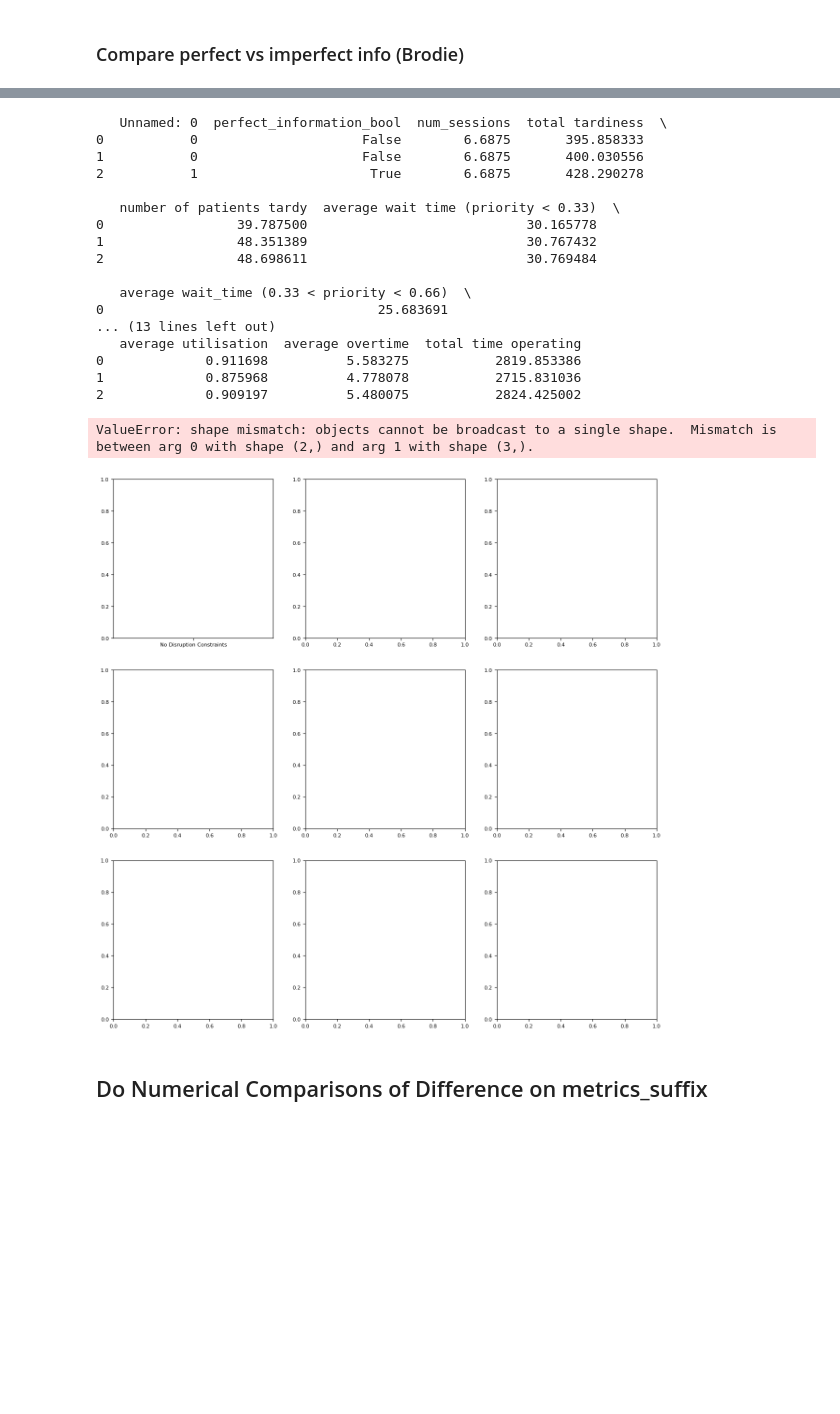
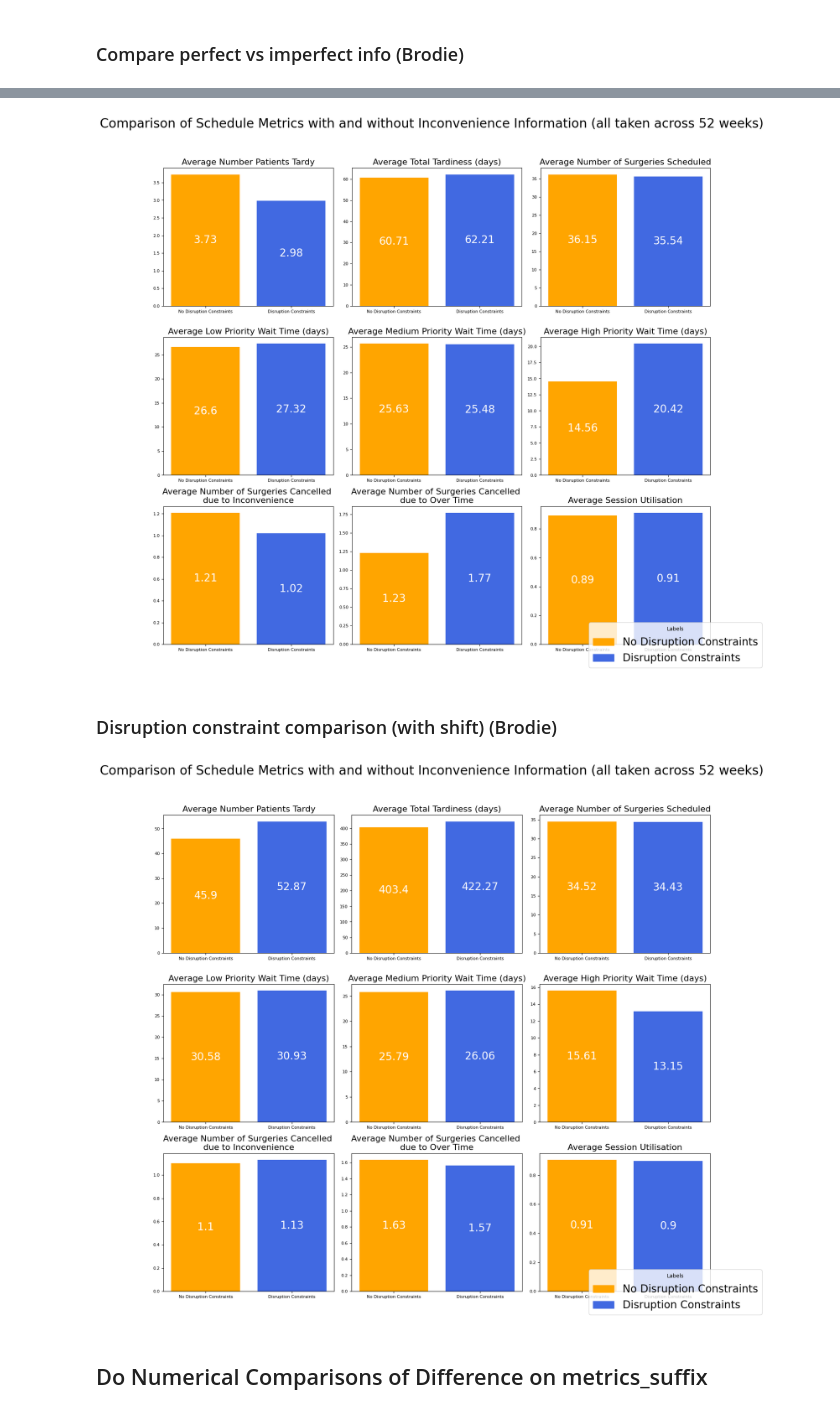
Before and after one commit to brodie11/surgery_scheduling, a Jupyter notebook: brodie_perrie_code/src/scripts/brodie_plotting.ipynb, the cells around one changed output, grey strips where cells are left out. Drawn from its saved outputs; the diff is of its cells as text; code cells hidden in the pictures; blank space fills up the shorter version.

```diff
--- a/brodie_perrie_code/src/scripts/brodie_plotting.ipynb
+++ b/brodie_perrie_code/src/scripts/brodie_plotting.ipynb
@@ -14,7 +14,7 @@ plt.style.use('presentation.mplstyle')
 # %% [markdown]
 ## Compare two things from average_values_suffix.csv
 # %%
-def plot_average_values_comparison(avg_values, color_map, labels, categories, title):
+def plot_average_values_comparison(avg_values, color_map, labels, categories, title, label_size=20):
 
     title_map = {
         'average wait time (priority < 0.33)': 'Average Low Priority Wait Time (days)',
@@ -49,7 +49,7 @@ def plot_average_values_comparison(avg_values, color_map, labels, categories, ti
         # Add labels
         for bar in bars:
             yval = round(bar.get_height(), 2)
-            axes[i].text(bar.get_x() + bar.get_width() / 2, yval / 2, f'{yval}', ha='center', va='center', color='white', fontsize=20)
+            axes[i].text(bar.get_x() + bar.get_width() / 2, yval / 2, f'{yval}', ha='center', va='center', color='white', fontsize=label_size)
 
     for i in range(num_categories, len(axes)):
         fig.delaxes(axes[i])
@@ -59,7 +59,7 @@ def plot_average_values_comparison(avg_values, color_map, labels, categories, ti
 
     # Add the legend to the figure
     fig.legend(handles=handles, loc='lower right', title='Labels', prop={'size': 20})
-    fig.suptitle(title, fontsize=24)
+    # fig.suptitle(title, fontsize=24)
 
     # Adjust layout
     plt.tight_layout(rect=[0, 0.03, 1, 0.95])
@@ -103,56 +137,65 @@ FileNotFoundError: [Errno 2] No such file or directory: 'C:\\Users\\Grant Dye\\D
+# %%
+csv_disruption_path = os.path.join(OUTPUT_DIR, "average_values_s_0_f_A_sd_0301_ed_0901_ipic_F_idce_T_mdp_14_mds_14_ipc_F_pv_50_ioc_F_dct_91_tl_20_og_05.csv")
+#read in disruption
+avg_values_disruption = pd.read_csv(csv_disruption_path)
+
+# Labels for the bars
+labels = ['No Disruption Constraints', 'Disruption Constraints']
+
+# Define colors for each label
+color_map = {
+    'Disruption Constraints': '#4169E1',
+    'No Disruption Constraints': '#FFA500',
+}
+
+categories = [
+        'number of patients tardy', 'total tardiness', 'total surgeries completed',
+        'average wait time (priority < 0.33)', 'average wait_time (0.33 < priority < 0.66)',
+        'average wait time 0.66 < priority', 'total cancelled inconvenient','total cancelled overtime',
+        'average utilisation',
+    ]
+
+# Get colors for each label
+colors = [color_map[label] for label in labels]
+
+plot_average_values_comparison(avg_values=avg_values_disruption, labels=labels, color_map=color_map, categories=categories, title=title)
+# %% [output]
+[figure, added]
+# %% [markdown]
+### Disruption constraint comparison (with shift) (Brodie)
 # %%
-csv_disruption_path = os.path.join(OUTPUT_DIR, "average_values_s_0_f_A_sd_2015-03-01_ed_2016-03-01_ipic_F_pi_F_idc_T_mdp_28_mds_28_ipc_F_pv_50_ioc_F_ao_30_dct_91_tl_20_og_05.csv")
+csv_disruption_path = os.path.join(OUTPUT_DIR, "average_values_s_0_f_A_sd_0301_ed_0301_ipic_F_idce_T_mdp_28_mds_28_ipc_F_pv_50_ioc_F_dct_91_tl_20_og_05.csv")
 #read in disruption
 avg_values_disruption = pd.read_csv(csv_disruption_path)
 
-csv_baseline_path = os.path.join(OUTPUT_DIR, "average_values_s_0_f_A_sd_2015-03-01_ed_2016-03-01_ipic_F_pi_F_idc_F_mdp_-1_mds_-1_ipc_F_pv_50_ioc_F_ao_30_dct_91_tl_20_og_05.csv")
+csv_baseline_path = os.path.join(OUTPUT_DIR, "average_values_s_0_f_A_sd_0301_ed_0301_ipic_F_idce_F_mdp_-1_mds_-1_ipc_F_pv_50_ioc_F_dct_91_tl_20_og_05.csv")
 #read in disruption
 baseline = pd.read_csv(csv_baseline_path)
 
 avg_values_disruption_comparison = pd.concat([avg_values_disruption, baseline], axis=0, ignore_index=True)
-
-print(avg_values_disruption_comparison)
 
 # Labels for the bars
 labels = ['No Disruption Constraints', 'Disruption Constraints']
 
 # Define colors for each label
 color_map = {
     'Disruption Constraints': '#4169E1',
     'No Disruption Constraints': '#FFA500',
 }
 
 categories = [
         'number of patients tardy', 'total tardiness', 'total surgeries completed',
         'average wait time (priority < 0.33)', 'average wait_time (0.33 < priority < 0.66)',
         'average wait time 0.66 < priority', 'total cancelled inconvenient','total cancelled overtime',
         'average utilisation',
     ]
 
 # Get colors for each label
 colors = [color_map[label] for label in labels]
 
 plot_average_values_comparison(avg_values=avg_values_disruption_comparison, labels=labels, color_map=color_map, categories=categories, title=title)
 # %% [output]
-   Unnamed: 0  perfect_information_bool  num_sessions  total tardiness  \
-0           0                     False        6.6875       395.858333
-1           0                     False        6.6875       400.030556
-2           1                      True        6.6875       428.290278
-
-   number of patients tardy  average wait time (priority < 0.33)  \
-0                 39.787500                            30.165778
-1                 48.351389                            30.767432
-2                 48.698611                            30.769484
-
-   average wait_time (0.33 < priority < 0.66)  \
-0                                   25.683691
-... (13 lines left out)
-   average utilisation  average overtime  total time operating
-0             0.911698          5.583275           2819.853386
-1             0.875968          4.778078           2715.831036
-2             0.909197          5.480075           2824.425002
-ValueError: shape mismatch: objects cannot be broadcast to a single shape.  Mismatch is between arg 0 with shape (2,) and arg 1 with shape (3,).
-[figure, old version]
+[figure, new version]
 # %% [markdown]
 ## Do Numerical Comparisons of Difference on metrics_suffix
 # %% [markdown]
```
Also changed, not shown: parts of 8 cells of this notebook, 5 other files.
